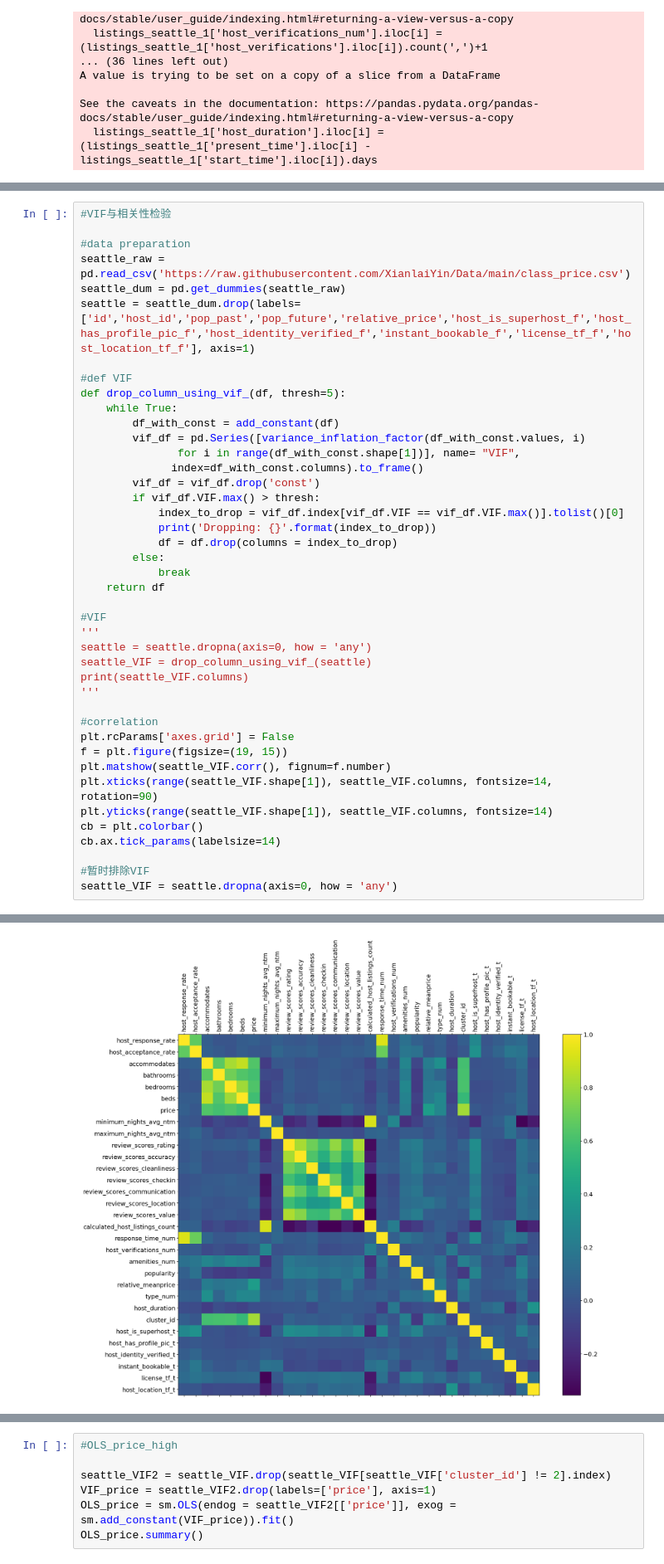
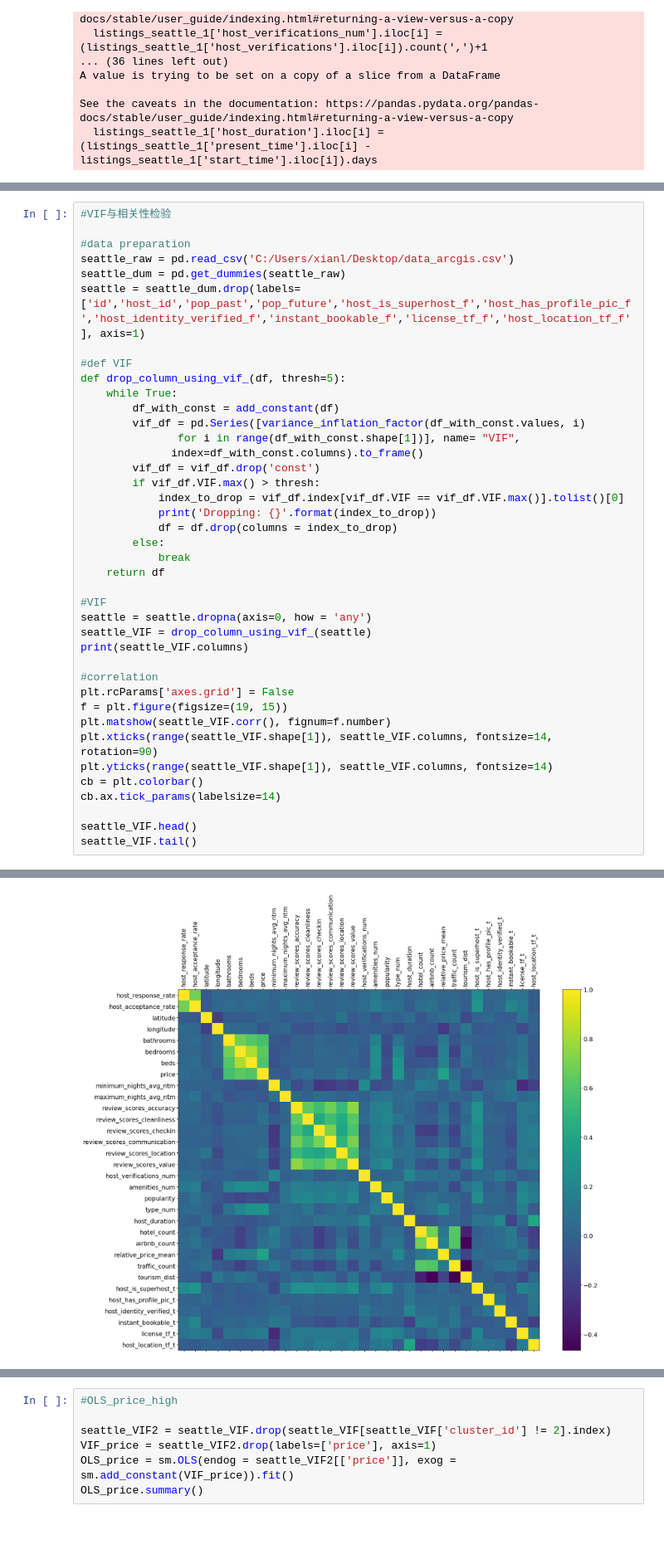
Before and after one commit to XianlaiYin/CASA0007, a Jupyter notebook: Group/Group.ipynb, the cells around one changed output, grey strips where cells are left out. Shown at 83% size. Cells and saved outputs as stored; diff of their text form; blank space fills up the shorter version.

```diff
--- a/Group/Group.ipynb
+++ b/Group/Group.ipynb
@@ -300,9 +301,9 @@ For n_clusters = 5 The average silhouette_score is : 0.42701521315857344
 #VIF与相关性检验
 
 #data preparation
-seattle_raw = pd.read_csv('https://raw.githubusercontent.com/XianlaiYin/Data/main/class_price.csv')
+seattle_raw = pd.read_csv('C:/Users/xianl/Desktop/data_arcgis.csv')
 seattle_dum = pd.get_dummies(seattle_raw)
-seattle = seattle_dum.drop(labels=['id','host_id','pop_past','pop_future','relative_price','host_is_superhost_f','host_has_profile_pic_f','host_identity_verified_f','instant_bookable_f','license_tf_f','host_location_tf_f'], axis=1)
+seattle = seattle_dum.drop(labels=['id','host_id','pop_past','pop_future','host_is_superhost_f','host_has_profile_pic_f','host_identity_verified_f','instant_bookable_f','license_tf_f','host_location_tf_f'], axis=1)
 
 #def VIF
 def drop_column_using_vif_(df, thresh=5):
@@ -321,11 +322,9 @@ def drop_column_using_vif_(df, thresh=5):
     return df
 
 #VIF
-'''
 seattle = seattle.dropna(axis=0, how = 'any')
 seattle_VIF = drop_column_using_vif_(seattle)
 print(seattle_VIF.columns)
-'''
 
 #correlation
 plt.rcParams['axes.grid'] = False
@@ -336,6 +335,6 @@ plt.yticks(range(seattle_VIF.shape[1]), seattle_VIF.columns, fontsize=14)
 cb = plt.colorbar()
 cb.ax.tick_params(labelsize=14)
 
-#暂时排除VIF
-seattle_VIF = seattle.dropna(axis=0, how = 'any')
+seattle_VIF.head()
+seattle_VIF.tail()
 # %% [output]
@@ -342,4 +365,4 @@ seattle_VIF = seattle.dropna(axis=0, how = 'any')
-[figure, old version]
+[figure, new version]
 # %%
 #OLS_price
 
```
Also changed, not shown: parts of 6 cells of this notebook, 22 other files.
